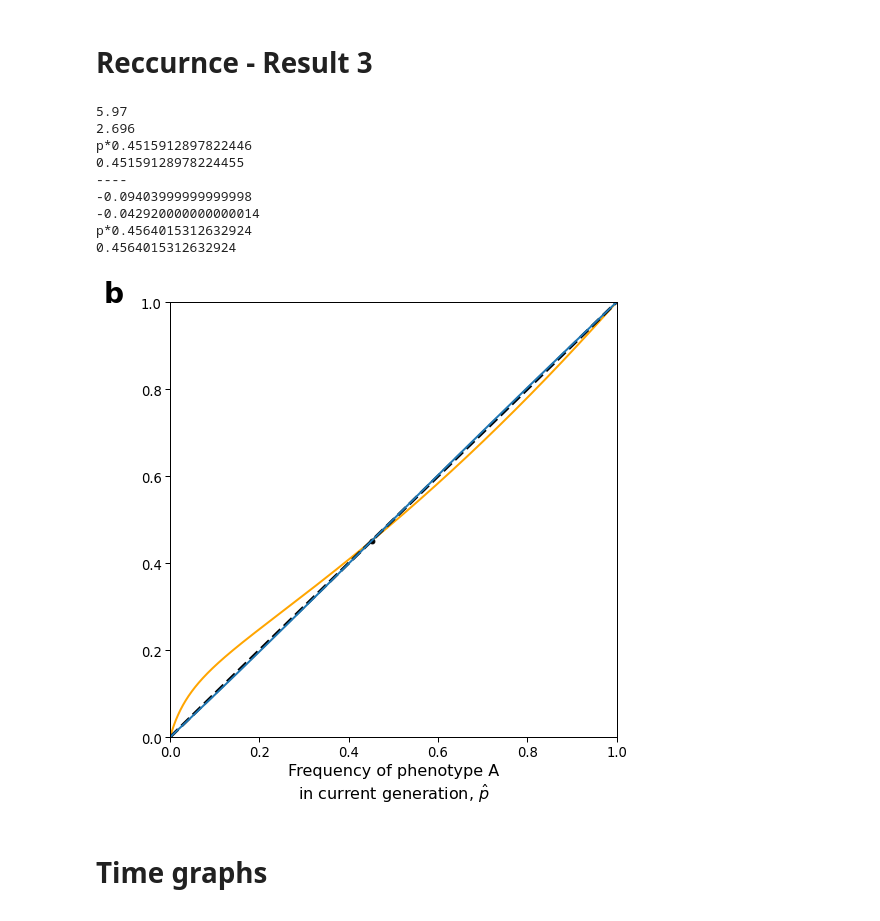
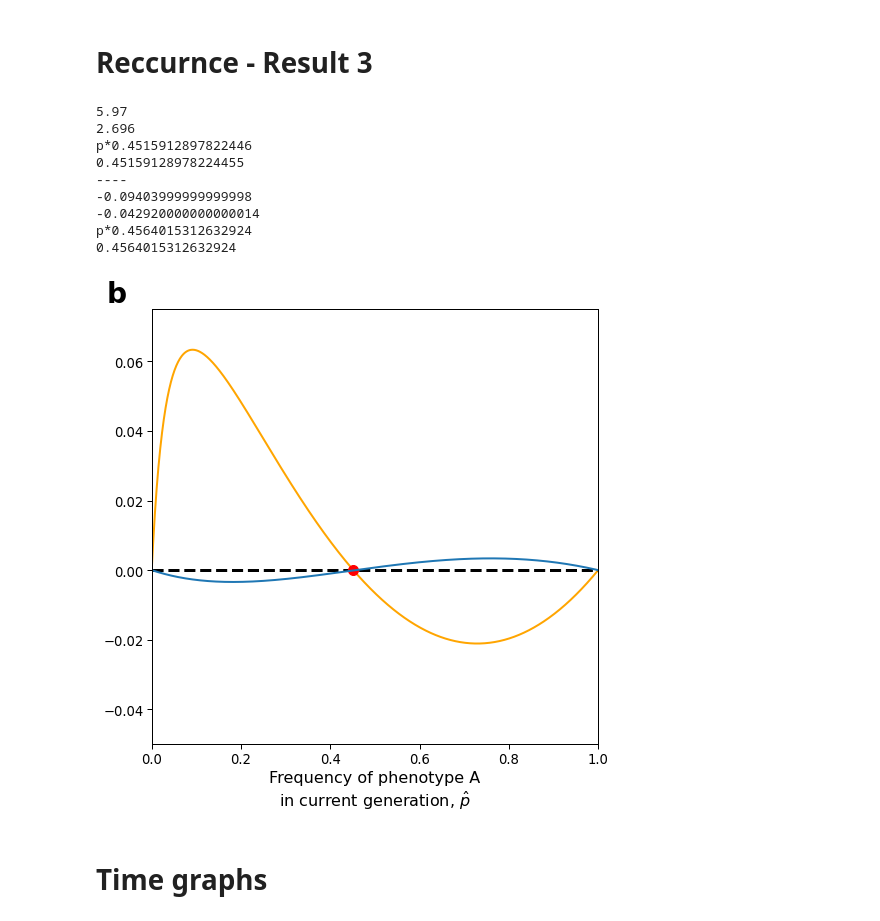
Before and after one commit to yoavram-lab/CulturalCooperation, a Jupyter notebook: ms/figures.ipynb, the cells around one changed output. Drawn from its saved outputs; the diff is of its cells as text; code cells hidden in the pictures.

Commit message:
Fix figure S2

```diff
--- a/ms/figures.ipynb
+++ b/ms/figures.ipynb
@@ -514,12 +515,12 @@ p_tag = p_next_gen(p_adults, p_parents)
 p1 =  p_next_gen(p_adult_function(β3/β1), p_parents_function(β3/β1))
 print(p1)
 
-ax.plot(p, p_tag, color = "orange", linewidth = 2)
-ax.plot(p, p, 'k--', linewidth = 3)
-ax.plot(β3/β1, β3/β1, "ko", label = r'$\hat{p}^*$')
+ax.plot(p, p_tag-p, color = "orange", linewidth = 2)
+ax.plot(p, p-p, 'k--', linewidth = 3)
+ax.plot(β3/β1, 0, "ro", label = r'$\hat{p}^*$', markersize=10)
 ax.set_xlabel(r'Frequency of phenotype A' + '\n' + r'in current generation, $\hat{p}$', fontdict=dict(fontsize=16))
 #ax.set_ylabel(r"Frequency of phenotype A in next generation, $\hat{p}'$", fontdict=dict(fontsize=13))
-ax.set_ylim(0, 1)
+ax.set_ylim(-0.05, 0.075)
 ax.set_xlim(0, 1)
 
 
@@ -532,36 +533,37 @@ T_B = 0.4
 v = 0.6
 c = 0.487
 
 β1 = (c*(1-v)-b*(1-α*v))*(T_A-T_B)
 β3 = α*b*v*T_A - c*v*(1-T_B) + T_A-T_B
 
 print(β1)
 print(β3)
 print("p*" + str(β3/β1))
 
 p_parents = p_parents_function(p)
 p_adults = p_adult_function(p)
 
 p_tag = p_next_gen(p_adults, p_parents)
 
 p1 =  p_next_gen(p_adult_function(β3/β1), p_parents_function(β3/β1))
 print(p1)
-ax.plot(p, p_tag, linewidth = 2)
-ax.text(-0.15, 1, 'b', fontdict=dict(fontsize=28, weight='bold'))
+ax.plot(p, p_tag-p, linewidth = 2)
+ax.text(-0.1, 0.077, 'b', fontdict=dict(fontsize=28, weight='bold'))
 
 
 plt.savefig('Figures\coexistence_with_oblique.pdf')
+plt.savefig('Figures\coexistence_with_oblique.eps', bbox_inches='tight')
 # %% [output]
 5.97
 2.696
 p*0.4515912897822446
 0.45159128978224455
 ----
 -0.09403999999999998
 -0.042920000000000014
 p*0.4564015312632924
 0.4564015312632924
-[figure, old version]
+[figure, new version]
 # %% [markdown]
 # Time graphs
 # %%
```
Also changed, not shown: parts of 1 cell of this notebook, 14 other files.
